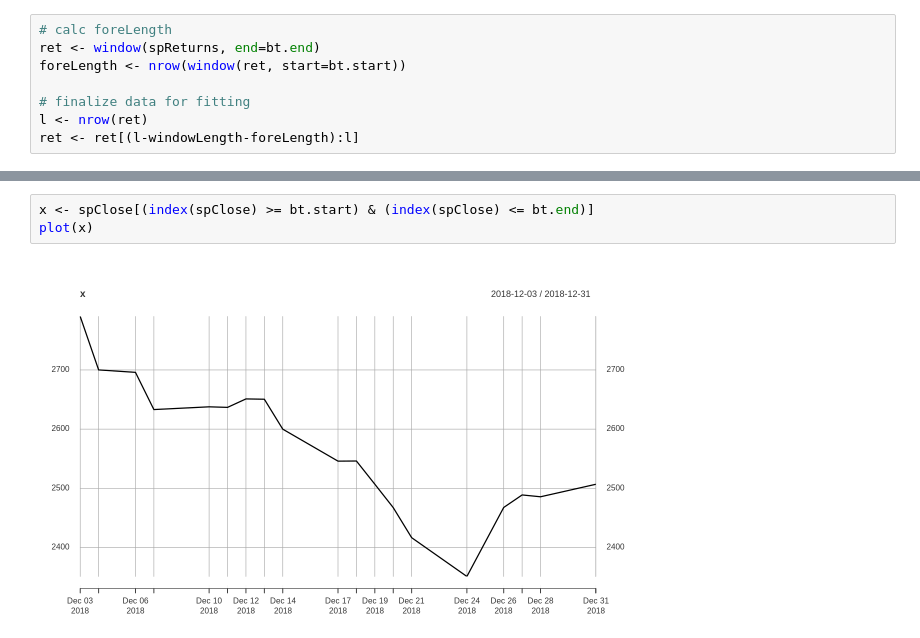
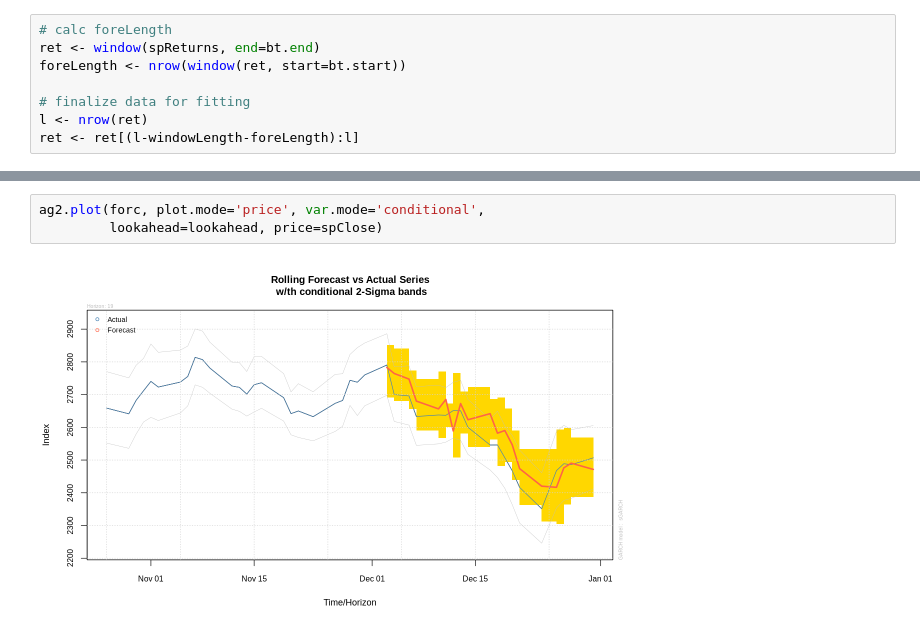
Before and after one commit to lbk209/timeseries, a Jupyter notebook: r_quantstart_arima_garch_gc.ipynb, the cells around one changed output, grey strips where cells are left out. Cells and saved outputs as stored; diff of their text form.

```diff
--- a/r_quantstart_arima_garch_gc.ipynb
+++ b/r_quantstart_arima_garch_gc.ipynb
@@ -863,5 +929,5 @@ ag2.plot(forc, plot.mode='price', lookahead=lookahead, price=spClose)
-# %%
-x <- spClose[(index(spClose) >= bt.start) & (index(spClose) <= bt.end)]
-plot(x)
-# %% [output]
-[figure, removed]
+# %%
+ag2.plot(forc, plot.mode='price', var.mode='conditional',
+         lookahead=lookahead, price=spClose)
+# %% [output]
+[figure, added]
```
Also changed, not shown: parts of 37 cells of this notebook.
